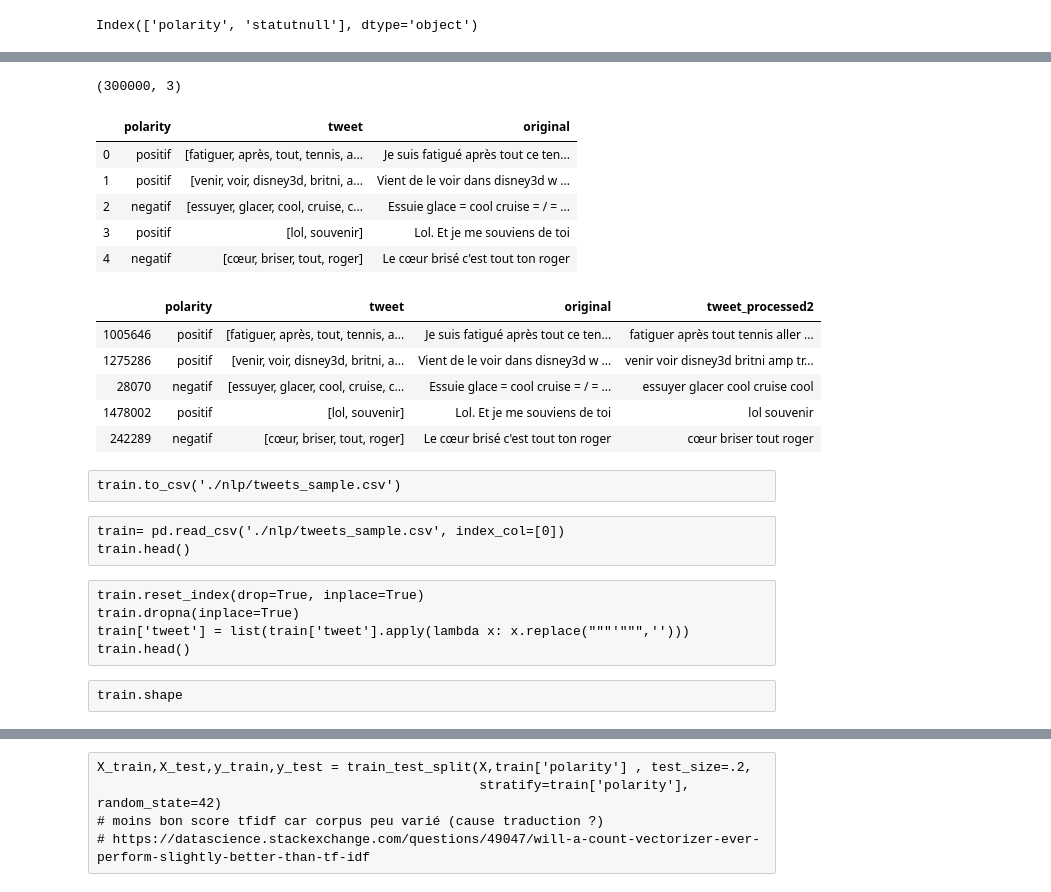
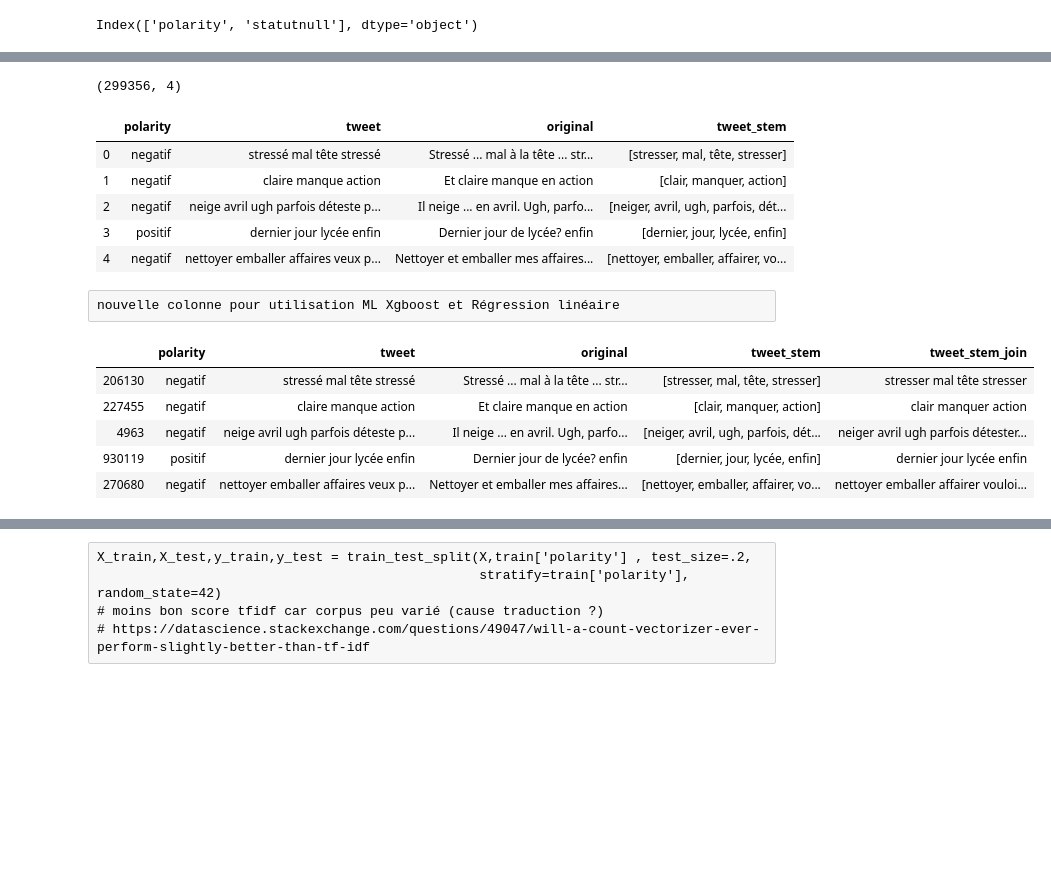
Before and after one commit to alinedebenath/ironhack-datalabs-dataparis0619-pt, a Jupyter notebook: final-project/final-project-NLP.ipynb, the cells around one changed output, grey strips where cells are left out. Saved outputs shown, nothing was run; the diff lists cells and outputs as text; code cells hidden in the pictures; blank space fills up the shorter version.

```diff
--- a/final-project/final-project-NLP.ipynb
+++ b/final-project/final-project-NLP.ipynb
@@ -113,2 +95,0 @@ train.head()
-# %%
-train.statutnull = stem_spacy(train.statutnull)
@@ -125,0 +98,7 @@ train.rename(columns={'statutnull':'tweet'},inplace=True)
+# %%
+train.statutnull = train.statutnull.astype(str)
+train['original'] = train['statutnull']
+train.statutnull = train.statutnull.apply(lambda s: clean_up(s))
+train['tweet_stem'] = stem_spacy(train.statutnull)
+train.rename(columns={'statutnull':'tweet'},inplace=True)
+train.head()
@@ -126,35 +112,25 @@ train.rename(columns={'statutnull':'tweet'},inplace=True)
 # %%
 train.shape
 # %% [output]
-(300000, 3)
+(299356, 4)
 # %%
 train.reset_index(drop=True).head()
 # %% [output]
-|  | polarity | tweet | original |
-| 0 | positif | [fatiguer, après, tout, tennis, a... | Je suis fatigué après tout ce ten... |
-| 1 | positif | [venir, voir, disney3d, britni, a... | Vient de le voir dans disney3d w ... |
-| 2 | negatif | [essuyer, glacer, cool, cruise, c... | Essuie glace = cool cruise = / = ... |
-| 3 | positif | [lol, souvenir] | Lol. Et je me souviens de toi |
-| 4 | negatif | [cœur, briser, tout, roger] | Le cœur brisé c'est tout ton roger |
+|  | polarity | tweet | original | tweet_stem |
+| 0 | negatif | stressé mal tête stressé | Stressé ... mal à la tête ... str... | [stresser, mal, tête, stresser] |
+| 1 | negatif | claire manque action | Et claire manque en action | [clair, manquer, action] |
+| 2 | negatif | neige avril ugh parfois déteste p... | Il neige ... en avril. Ugh, parfo... | [neiger, avril, ugh, parfois, dét... |
+| 3 | positif | dernier jour lycée enfin | Dernier jour de lycée? enfin | [dernier, jour, lycée, enfin] |
+| 4 | negatif | nettoyer emballer affaires veux p... | Nettoyer et emballer mes affaires... | [nettoyer, emballer, affairer, vo... |
+# %% [raw]
+nouvelle colonne pour utilisation ML Xgboost et Régression linéaire
 # %%
-train['tweet_processed2'] = train.tweet.apply(lambda x: ' '.join(x))
+train['tweet_stem_join'] = train.tweet_stem.apply(lambda x: ' '.join(x)).astype(str)
 train.head()
 # %% [output]
-|  | polarity | tweet | original | tweet_processed2 |
-| 1005646 | positif | [fatiguer, après, tout, tennis, a... | Je suis fatigué après tout ce ten... | fatiguer après tout tennis aller ... |
-| 1275286 | positif | [venir, voir, disney3d, britni, a... | Vient de le voir dans disney3d w ... | venir voir disney3d britni amp tr... |
-| 28070 | negatif | [essuyer, glacer, cool, cruise, c... | Essuie glace = cool cruise = / = ... | essuyer glacer cool cruise cool |
-| 1478002 | positif | [lol, souvenir] | Lol. Et je me souviens de toi | lol souvenir |
-| 242289 | negatif | [cœur, briser, tout, roger] | Le cœur brisé c'est tout ton roger | cœur briser tout roger |
+|  | polarity | tweet | original | tweet_stem | tweet_stem_join |
+| 206130 | negatif | stressé mal tête stressé | Stressé ... mal à la tête ... str... | [stresser, mal, tête, stresser] | stresser mal tête stresser |
+| 227455 | negatif | claire manque action | Et claire manque en action | [clair, manquer, action] | clair manquer action |
+| 4963 | negatif | neige avril ugh parfois déteste p... | Il neige ... en avril. Ugh, parfo... | [neiger, avril, ugh, parfois, dét... | neiger avril ugh parfois détester... |
+| 930119 | positif | dernier jour lycée enfin | Dernier jour de lycée? enfin | [dernier, jour, lycée, enfin] | dernier jour lycée enfin |
+| 270680 | negatif | nettoyer emballer affaires veux p... | Nettoyer et emballer mes affaires... | [nettoyer, emballer, affairer, vo... | nettoyer emballer affairer vouloi... |
-# %% [raw]
-train.to_csv('./nlp/tweets_sample.csv')
-# %% [raw]
-train= pd.read_csv('./nlp/tweets_sample.csv', index_col=[0])
-train.head()
-# %% [raw]
-train.reset_index(drop=True, inplace=True)
-train.dropna(inplace=True)
-train['tweet'] = list(train['tweet'].apply(lambda x: x.replace("""'""",'')))
-train.head()
-# %% [raw]
-train.shape
```
Also changed, not shown: parts of 45 cells of this notebook, 1 other file.
